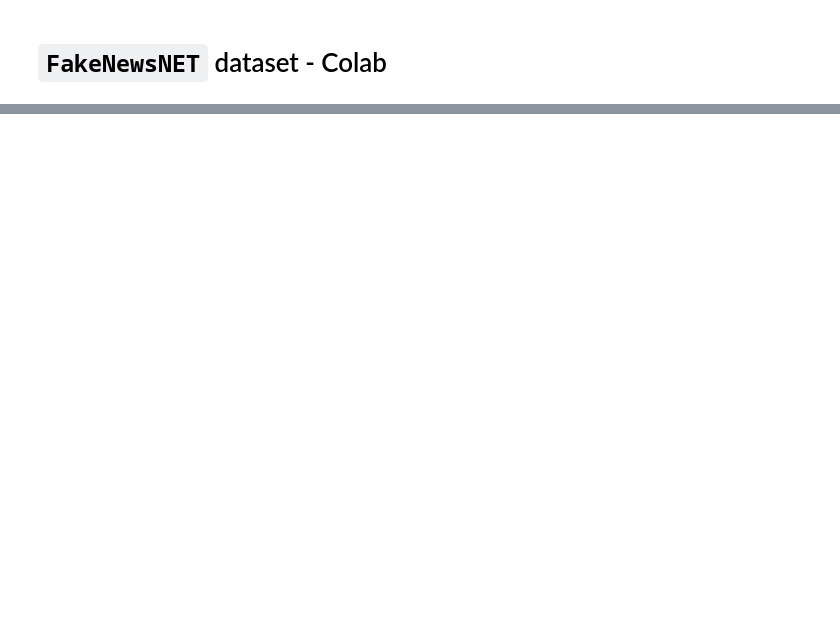
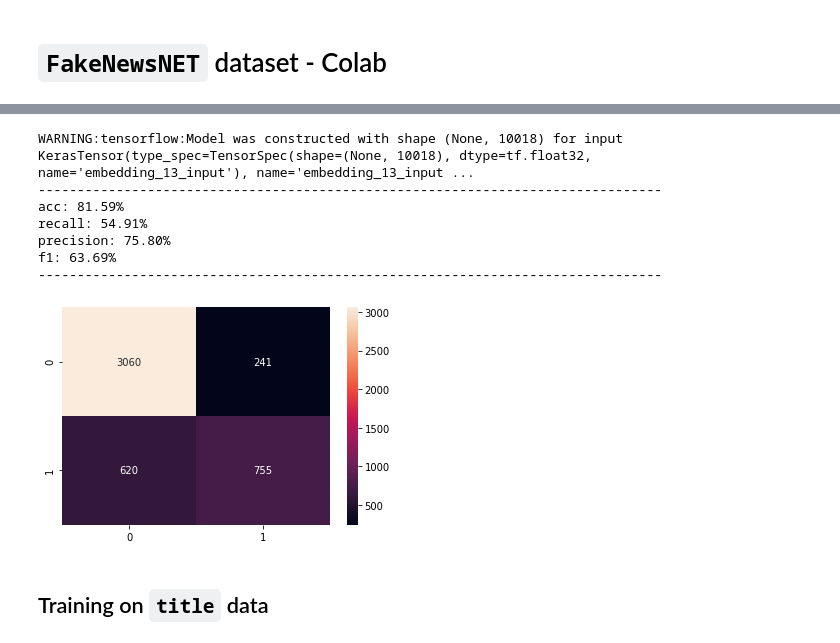
Before and after one commit to EddyEdzwan/StopFAIke, a Jupyter notebook: notebooks/JS_FakeNewsNET_Colab.ipynb, the cells around one changed output, grey strips where cells are left out. Saved outputs shown, nothing was run; the diff lists cells and outputs as text; code cells hidden in the pictures; blank space fills up the shorter version.

```diff
--- a/notebooks/JS_FakeNewsNET_Colab.ipynb
+++ b/notebooks/JS_FakeNewsNET_Colab.ipynb
@@ -22,0 +372,42 @@ data.shape
+# %%
+import seaborn as sns
+
+from sklearn.metrics import confusion_matrix
+from sklearn.metrics import recall_score
+from sklearn.metrics import precision_score
+from sklearn.metrics import f1_score
+from sklearn.metrics import accuracy_score
+
+def get_metrics(y_true, X, model):
+
+    y_prob = model.predict(X)
+    y_pred = np.where(y_prob > 0.5, 1, 0)
+
+    conf_matrix = confusion_matrix(y_test, y_pred)
+
+    acc = accuracy_score(y_test, y_pred)
+    recall = recall_score(y_test, y_pred)
+    precision = precision_score(y_test, y_pred)
+    f1 = f1_score(y_test, y_pred)
+
+    print('-'*80)
+    print(f"acc: {acc*100:.2f}%")
+    print(f"recall: {recall*100:.2f}%")
+    print(f"precision: {precision*100:.2f}%")
+    print(f"f1: {f1*100:.2f}%")
+    print('-'*80)
+
+    sns.heatmap(conf_matrix, annot=True, fmt="d");
+# %%
+get_metrics(y_test, X_text_test_pad, text_model)
+# %% [output]
+WARNING:tensorflow:Model was constructed with shape (None, 10018) for input KerasTensor(type_spec=TensorSpec(shape=(None, 10018), dtype=tf.float32, name='embedding_13_input'), name='embedding_13_input ...
+--------------------------------------------------------------------------------
+acc: 81.59%
+recall: 54.91%
+precision: 75.80%
+f1: 63.69%
+--------------------------------------------------------------------------------
+[figure, added]
+# %% [markdown]
+## Training on `title` data
```
Also changed, not shown: parts of 32 cells of this notebook, 1 other file.
